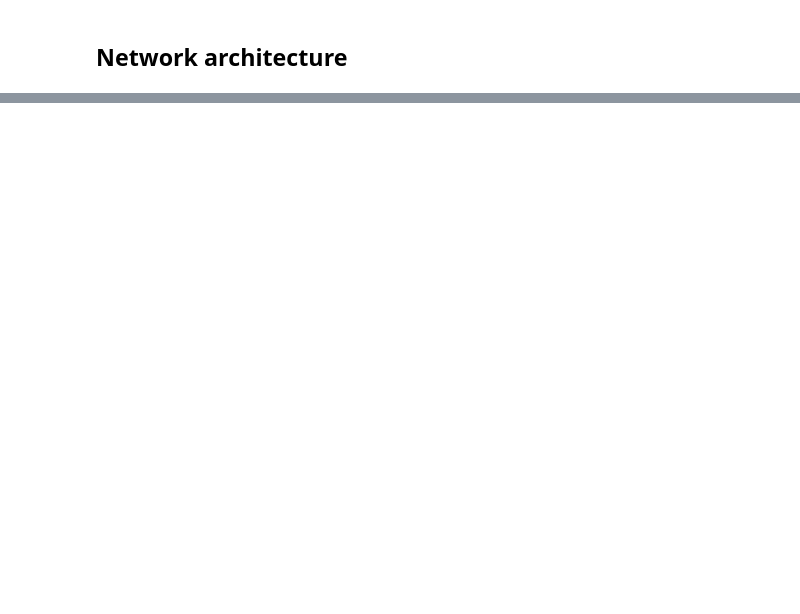
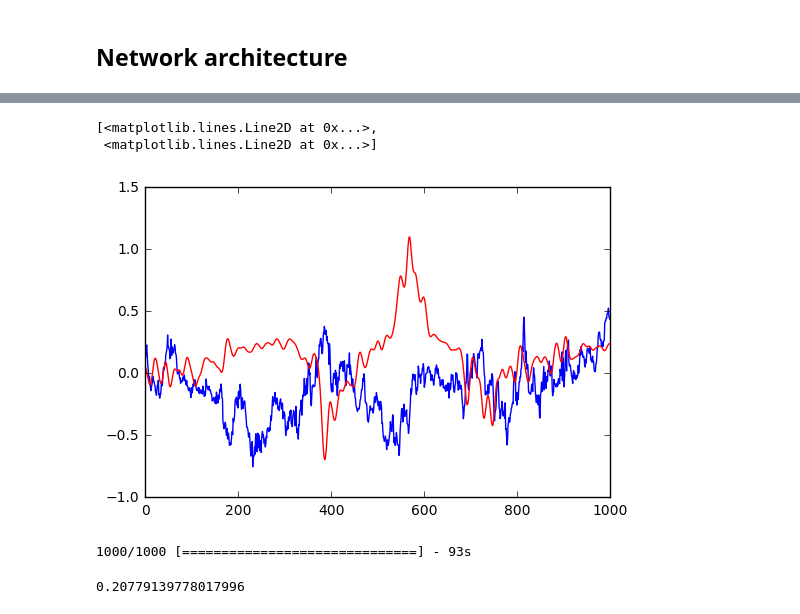
Before and after one commit to apereiral/Behavioral-Cloning-Project, a Jupyter notebook: behavioral-cloning-notebook.ipynb, the cells around one changed output, grey strips where cells are left out. Drawn from its saved outputs; the diff is of its cells as text; code cells hidden in the pictures; blank space fills up the shorter version.

```diff
--- a/behavioral-cloning-notebook.ipynb
+++ b/behavioral-cloning-notebook.ipynb
@@ -149,7 +157,7 @@ from keras.layers.pooling import MaxPooling2D
 import tensorflow as tf
 tf.python.control_flow_ops = tf
 
-model.Sequential()
+model = Sequential()
 model.add(Convolution2D(8, 1, 1, border_mode='valid', input_shape=(32, 32, 3)))
 model.add(Activation('relu'))
 model.add(Convolution2D(16, 3, 3, border_mode='valid'))
@@ -178,0 +199,13 @@ history = model.fit(img_train, steering_train, nb_epoch=20, validation_split=0.2
+# %%
+from keras.models import model_from_json
+import json
+# Fix error with TF and Keras
+import tensorflow as tf
+tf.python.control_flow_ops = tf
+
+with open('teste.json', 'r') as jfile:
+        model = model_from_json(json.loads(jfile.read()))
+
+model.compile("adam", "mse")
+weights_file = 'teste.h5'
+model.load_weights(weights_file)
@@ -178,0 +233,11 @@ history = model.fit(img_train, steering_train, nb_epoch=20, validation_split=0.2
+# %%
+plt.plot(model.predict(img_train[2700:3700, :, :, :]), 'b', steering_train[2700:3700], 'r')
+# %% [output]
+[<matplotlib.lines.Line2D at 0x...>,
+ <matplotlib.lines.Line2D at 0x...>]
+[figure, added]
+# %%
+model.evaluate(img_train[2700:3700, :, :, :], steering_train[2700:3700])
+# %% [output]
+1000/1000 [==============================] - 93s
+0.20779139778017996
```
Also changed, not shown: parts of 33 cells of this notebook.
